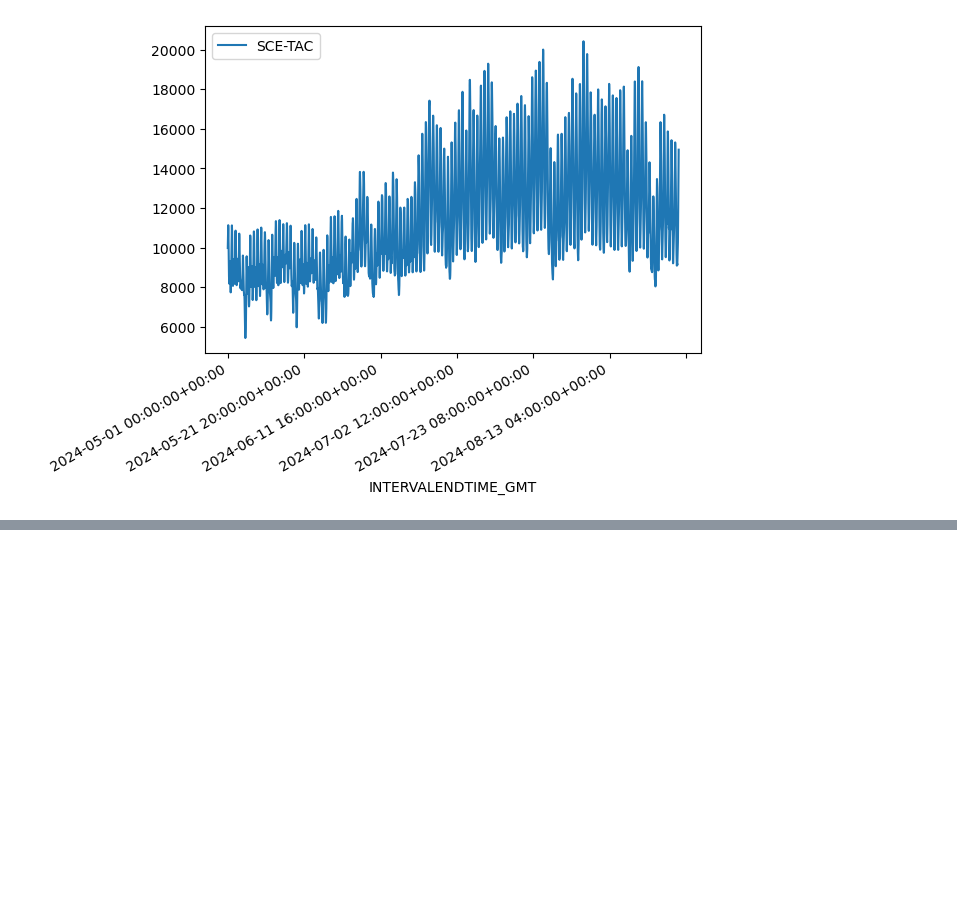
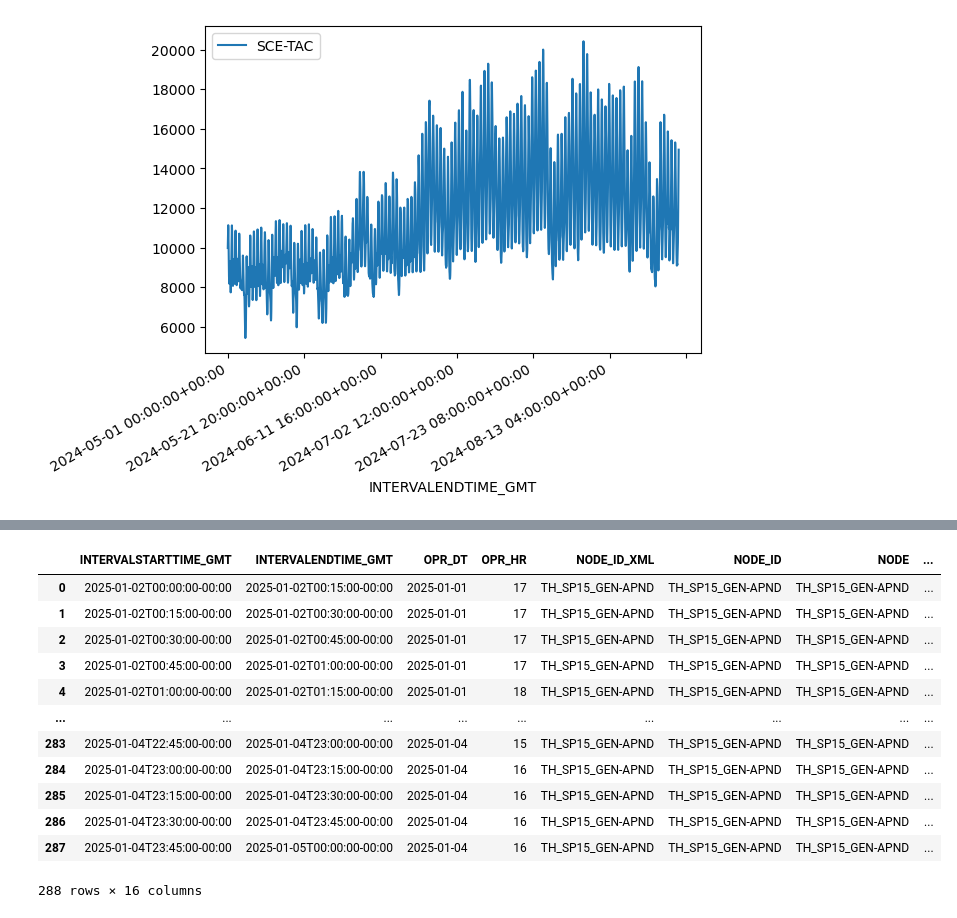
Before and after one commit to rmohr1/price_forecasting, a Jupyter notebook: notebooks/data_processing_support.ipynb, the cells around one changed output, grey strips where cells are left out. Drawn from its saved outputs; the diff is of its cells as text; code cells hidden in the pictures; blank space fills up the shorter version.

```diff
--- a/notebooks/data_processing_support.ipynb
+++ b/notebooks/data_processing_support.ipynb
@@ -123,0 +260,21 @@ plt.gcf().autofmt_xdate()
+# %%
+df = get_df(resp)
+#print(df['XML_DATA_ITEM'].unique())
+#for n in df['NODE']:
+#    if 'SP' in n:
+#        print(n)
+df
+# %% [output]
+|  | INTERVALSTARTTIME_GMT | INTERVALENDTIME_GMT | OPR_DT | OPR_HR | NODE_ID_XML | NODE_ID | NODE | ... |
+| 0 | 2025-01-02T00:00:00-00:00 | 2025-01-02T00:15:00-00:00 | 2025-01-01 | 17 | TH_SP15_GEN-APND | TH_SP15_GEN-APND | TH_SP15_GEN-APND | ... |
+| 1 | 2025-01-02T00:15:00-00:00 | 2025-01-02T00:30:00-00:00 | 2025-01-01 | 17 | TH_SP15_GEN-APND | TH_SP15_GEN-APND | TH_SP15_GEN-APND | ... |
+| 2 | 2025-01-02T00:30:00-00:00 | 2025-01-02T00:45:00-00:00 | 2025-01-01 | 17 | TH_SP15_GEN-APND | TH_SP15_GEN-APND | TH_SP15_GEN-APND | ... |
+| 3 | 2025-01-02T00:45:00-00:00 | 2025-01-02T01:00:00-00:00 | 2025-01-01 | 17 | TH_SP15_GEN-APND | TH_SP15_GEN-APND | TH_SP15_GEN-APND | ... |
+| 4 | 2025-01-02T01:00:00-00:00 | 2025-01-02T01:15:00-00:00 | 2025-01-01 | 18 | TH_SP15_GEN-APND | TH_SP15_GEN-APND | TH_SP15_GEN-APND | ... |
+| ... | ... | ... | ... | ... | ... | ... | ... | ... |
+| 283 | 2025-01-04T22:45:00-00:00 | 2025-01-04T23:00:00-00:00 | 2025-01-04 | 15 | TH_SP15_GEN-APND | TH_SP15_GEN-APND | TH_SP15_GEN-APND | ... |
+| 284 | 2025-01-04T23:00:00-00:00 | 2025-01-04T23:15:00-00:00 | 2025-01-04 | 16 | TH_SP15_GEN-APND | TH_SP15_GEN-APND | TH_SP15_GEN-APND | ... |
+| 285 | 2025-01-04T23:15:00-00:00 | 2025-01-04T23:30:00-00:00 | 2025-01-04 | 16 | TH_SP15_GEN-APND | TH_SP15_GEN-APND | TH_SP15_GEN-APND | ... |
+| 286 | 2025-01-04T23:30:00-00:00 | 2025-01-04T23:45:00-00:00 | 2025-01-04 | 16 | TH_SP15_GEN-APND | TH_SP15_GEN-APND | TH_SP15_GEN-APND | ... |
+| 287 | 2025-01-04T23:45:00-00:00 | 2025-01-05T00:00:00-00:00 | 2025-01-04 | 16 | TH_SP15_GEN-APND | TH_SP15_GEN-APND | TH_SP15_GEN-APND | ... |
+288 rows × 16 columns
```
Also changed, not shown: parts of 4 cells of this notebook, 8 other files.
